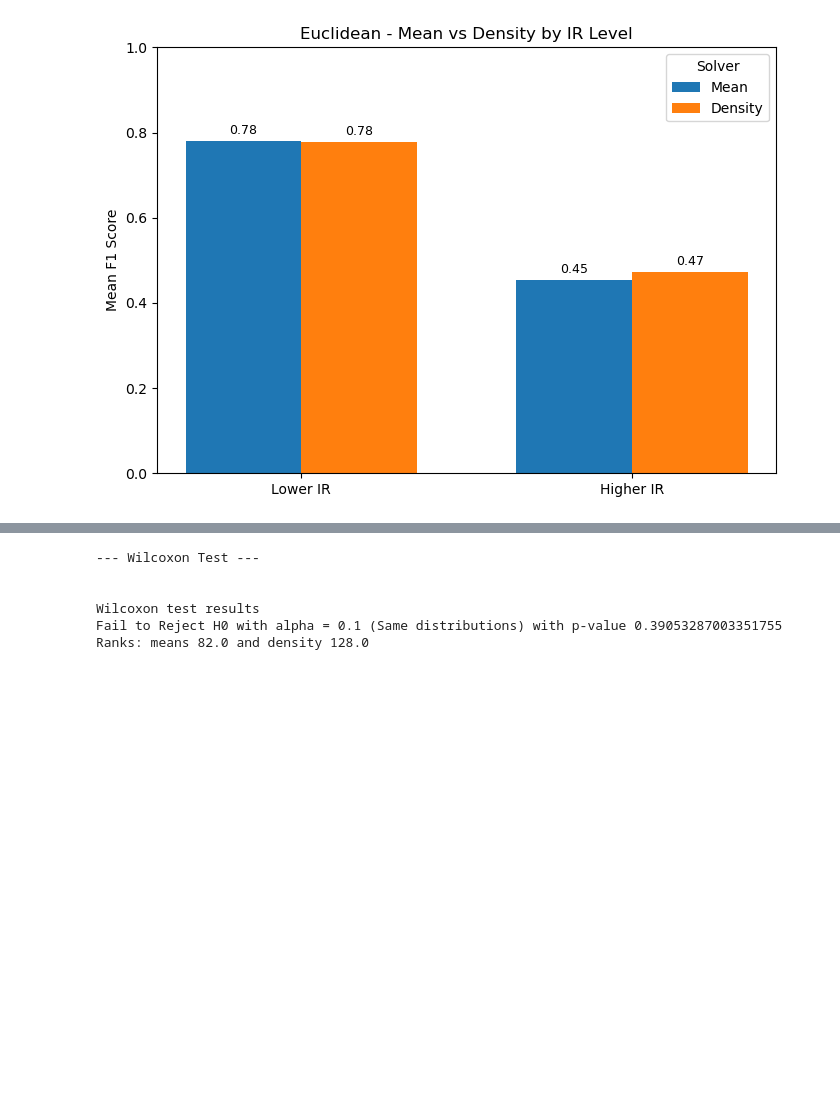
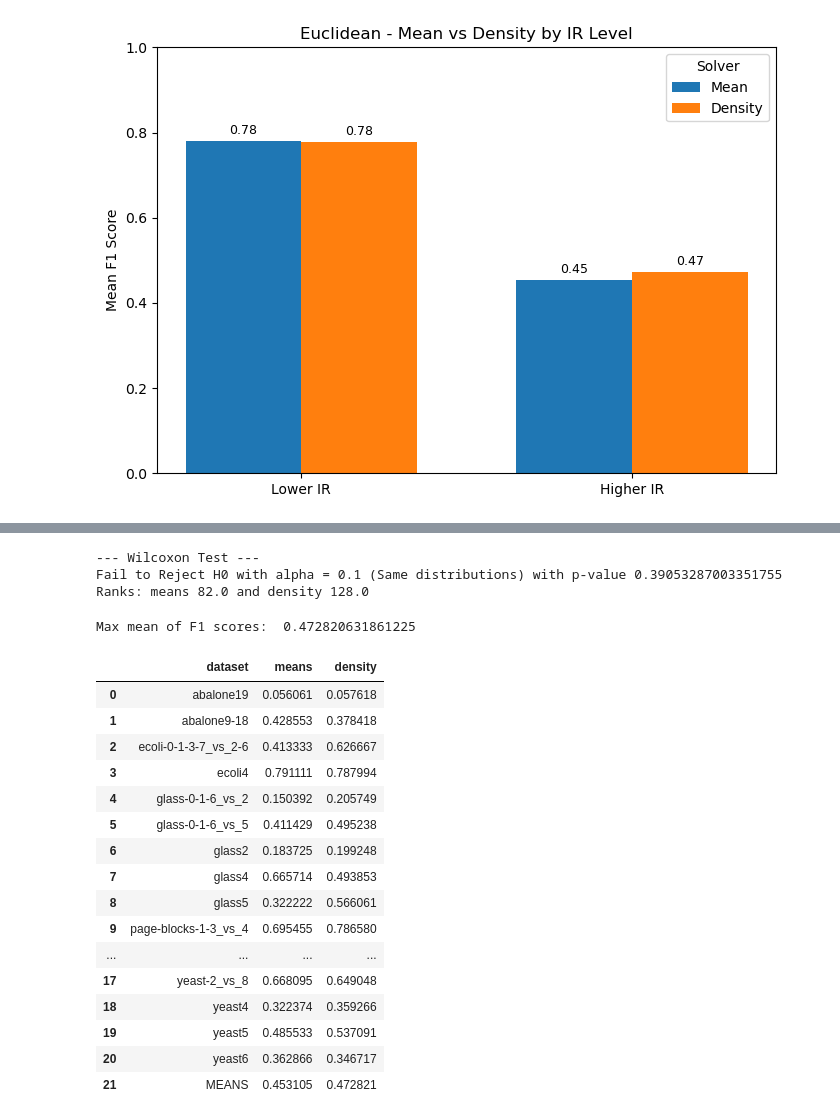
Before and after one commit to UnaiLalana/DAB-SMOTE, a Jupyter notebook: notebooks/benchmarks/StatisticalBenchmarkEvaluation.ipynb, the cells around one changed output, grey strips where cells are left out. Saved outputs shown, nothing was run; the diff lists cells and outputs as text; code cells hidden in the pictures; blank space fills up the shorter version.

```diff
--- a/notebooks/benchmarks/StatisticalBenchmarkEvaluation.ipynb
+++ b/notebooks/benchmarks/StatisticalBenchmarkEvaluation.ipynb
@@ -420,11 +447,35 @@ Ranks: means 113.0 and density 77.0
 # %%
 methods = ["means", "density"]
-fiexed_params = {"distMethod":"euclidean", "k": 1}
-dataframe_names, dbscan_distances_df_higher_density = benchmark("./../../data/benchmarks/imb_IRHigherThan9p1/","solver", methods, fiexed_params, selected_columns=["means", "density"])
+fixed_params = {"distMethod":"euclidean", "k": 1}
+dataframe_names, dbscan_solver_df_higher = benchmark("./../../data/benchmarks/imb_IRHigherThan9p1/","solver", methods, fixed_params, selected_columns=["means", "density"])
 # %% [output]
 --- Wilcoxon Test ---
-
-
-Wilcoxon test results
 Fail to Reject H0 with alpha = 0.1 (Same distributions) with p-value 0.39053287003351755
 Ranks: means 82.0 and density 128.0
+# %%
+means = dbscan_solver_df_higher.iloc[:, 1:].mean(axis=0)
+print("Max mean of F1 scores: ", means.max())
+
+means_row = pd.DataFrame([['MEANS'] + means.tolist()], columns=dbscan_solver_df_higher.columns)
+dbscan_solver_df_higher_with_means = pd.concat([dbscan_solver_df_higher, means_row], ignore_index=True)
+dbscan_solver_df_higher_with_means_color = dbscan_solver_df_higher_with_means.style.apply(highlight_max, axis=1)
+dbscan_solver_df_higher_with_means_color
+# %% [output]
+Max mean of F1 scores:  0.472820631861225
+|  | dataset | means | density |
+| 0 | abalone19 | 0.056061 | 0.057618 |
+| 1 | abalone9-18 | 0.428553 | 0.378418 |
+| 2 | ecoli-0-1-3-7_vs_2-6 | 0.413333 | 0.626667 |
+| 3 | ecoli4 | 0.791111 | 0.787994 |
+| 4 | glass-0-1-6_vs_2 | 0.150392 | 0.205749 |
+| 5 | glass-0-1-6_vs_5 | 0.411429 | 0.495238 |
+| 6 | glass2 | 0.183725 | 0.199248 |
+| 7 | glass4 | 0.665714 | 0.493853 |
+| 8 | glass5 | 0.322222 | 0.566061 |
+| 9 | page-blocks-1-3_vs_4 | 0.695455 | 0.786580 |
+| ... | ... | ... | ... |
+| 17 | yeast-2_vs_8 | 0.668095 | 0.649048 |
+| 18 | yeast4 | 0.322374 | 0.359266 |
+| 19 | yeast5 | 0.485533 | 0.537091 |
+| 20 | yeast6 | 0.362866 | 0.346717 |
+| 21 | MEANS | 0.453105 | 0.472821 |
```
Also changed, not shown: parts of 7 cells of this notebook.
